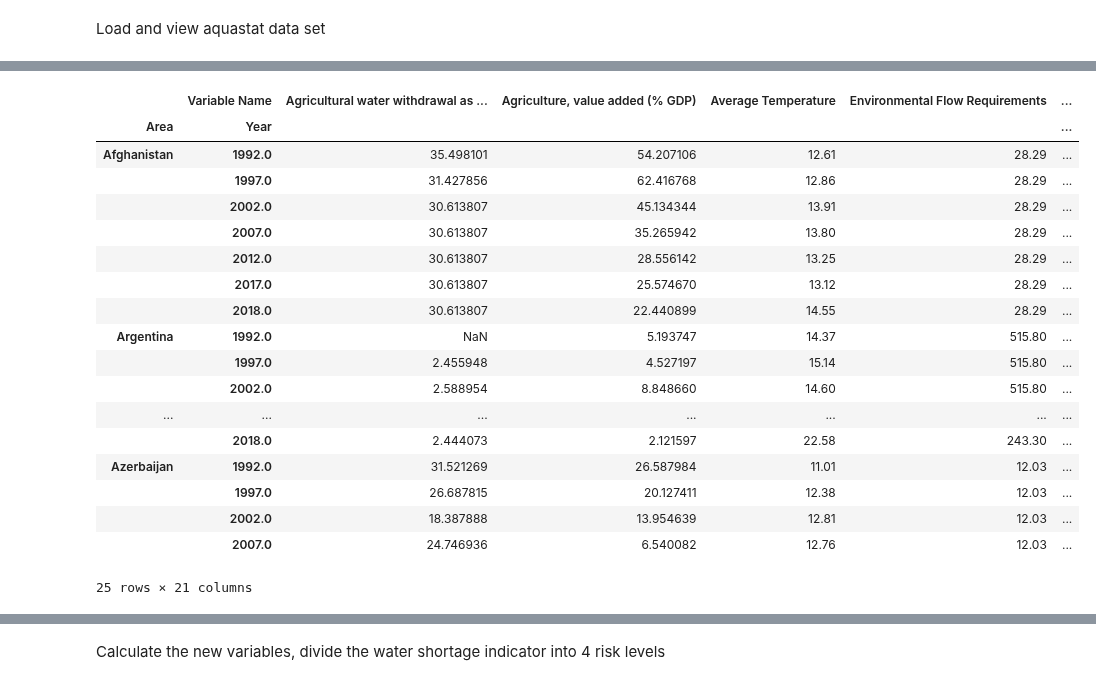
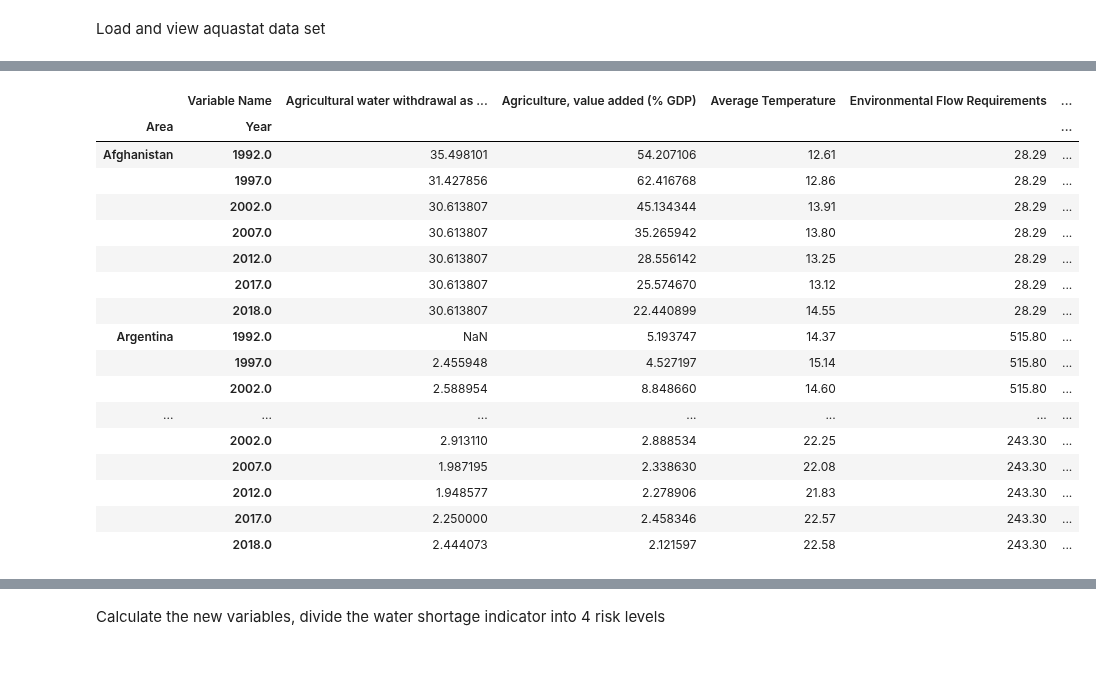
Before and after one commit to karlpolak/MDA-project, a Jupyter notebook: Water Shortage.ipynb, the cells around one changed output, grey strips where cells are left out. Saved outputs shown, nothing was run; the diff lists cells and outputs as text; code cells hidden in the pictures.

Commit message:
integrate final dataset into data exploration (water shortage nb)

```diff
--- a/Water Shortage.ipynb
+++ b/Water Shortage.ipynb
@@ -30,28 +44,28 @@ df.shape
 # %%
-table=pd.pivot_table(data=df,values='Value',index=['Area','Year'],columns='Variable Name') # is used for Time Series Analysis
-GDP_table = pd.pivot_table(data=df_GDP,values='Value',index=['Area','Year'],columns='Variable Name')
+table=pd.pivot_table(data=df,values='Value',index=['Area','Year'],columns='Variable Name')
 
-table = table.merge(GDP_table, how='inner', on=['Area','Year'])
-table.head(25)
-#location=pd.read_csv('https://mda-project-poland.s3.eu-west-3.amazonaws.com/location.csv',usecols=[ "Area","Latitude","Longitude"])
-#location.head()
+# drop undernourishment and add GDP
+table = table.drop('Prevalence of undernourishment (3-year average)', axis=1)  # TODO download correct data from AQUASTAT instead of dropping here
+table_GDP = pd.pivot_table(data=df_GDP,values='Value',index=['Area','Year'],columns='Variable Name')
+table
+table = table.merge(table_GDP, how='inner', on=['Area','Year'])
+table.head(21)
 # %% [output]
 |  | Variable Name | Agricultural water withdrawal as ... | Agriculture, value added (% GDP) | Average Temperature | Environmental Flow Requirements | ... |
 | Area | Year |  |  |  |  | ... |
 | Afghanistan | 1992.0 | 35.498101 | 54.207106 | 12.61 | 28.29 | ... |
 |  | 1997.0 | 31.427856 | 62.416768 | 12.86 | 28.29 | ... |
 |  | 2002.0 | 30.613807 | 45.134344 | 13.91 | 28.29 | ... |
 |  | 2007.0 | 30.613807 | 35.265942 | 13.80 | 28.29 | ... |
 |  | 2012.0 | 30.613807 | 28.556142 | 13.25 | 28.29 | ... |
 |  | 2017.0 | 30.613807 | 25.574670 | 13.12 | 28.29 | ... |
 |  | 2018.0 | 30.613807 | 22.440899 | 14.55 | 28.29 | ... |
 | Argentina | 1992.0 | NaN | 5.193747 | 14.37 | 515.80 | ... |
 |  | 1997.0 | 2.455948 | 4.527197 | 15.14 | 515.80 | ... |
 |  | 2002.0 | 2.588954 | 8.848660 | 14.60 | 515.80 | ... |
 | ... | ... | ... | ... | ... | ... | ... |
+|  | 2002.0 | 2.913110 | 2.888534 | 22.25 | 243.30 | ... |
+|  | 2007.0 | 1.987195 | 2.338630 | 22.08 | 243.30 | ... |
+|  | 2012.0 | 1.948577 | 2.278906 | 21.83 | 243.30 | ... |
+|  | 2017.0 | 2.250000 | 2.458346 | 22.57 | 243.30 | ... |
 |  | 2018.0 | 2.444073 | 2.121597 | 22.58 | 243.30 | ... |
-| Azerbaijan | 1992.0 | 31.521269 | 26.587984 | 11.01 | 12.03 | ... |
-|  | 1997.0 | 26.687815 | 20.127411 | 12.38 | 12.03 | ... |
-|  | 2002.0 | 18.387888 | 13.954639 | 12.81 | 12.03 | ... |
-|  | 2007.0 | 24.746936 | 6.540082 | 12.76 | 12.03 | ... |
-25 rows × 21 columns
```
Also changed, not shown: parts of 13 cells of this notebook, 1 other file.
